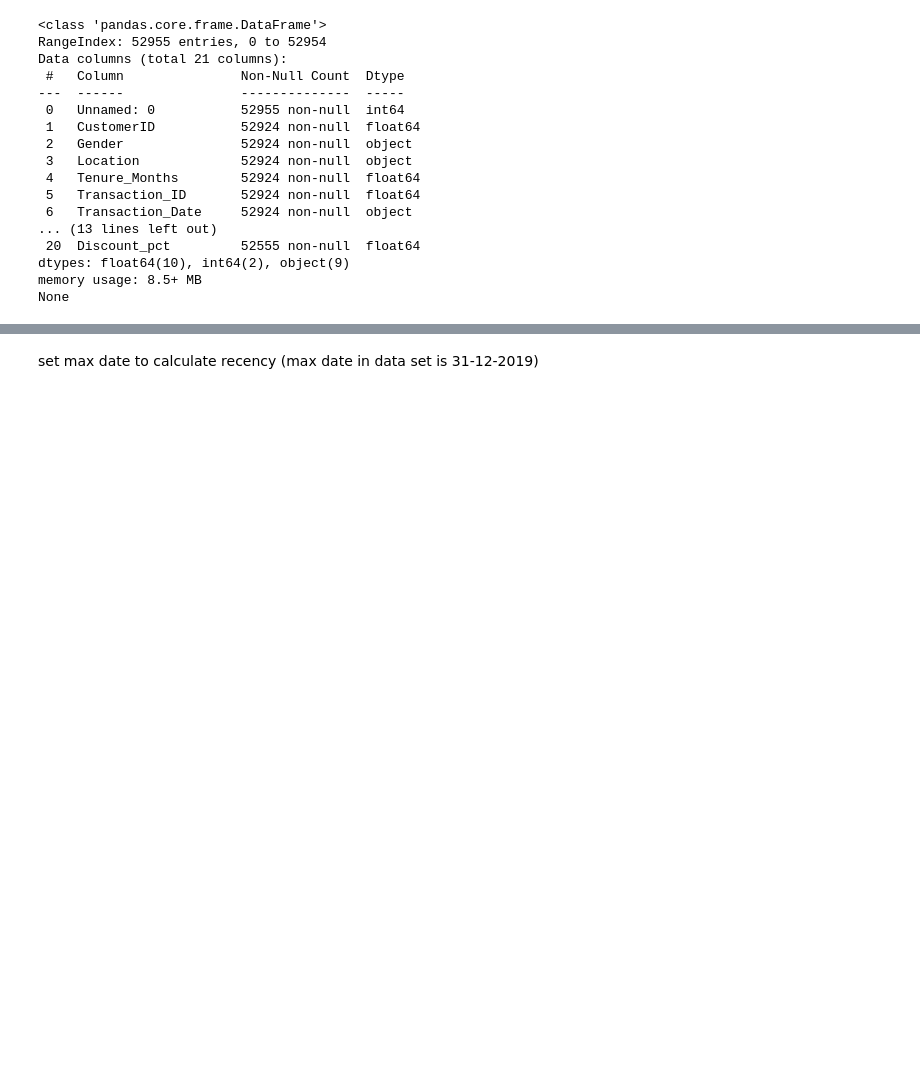
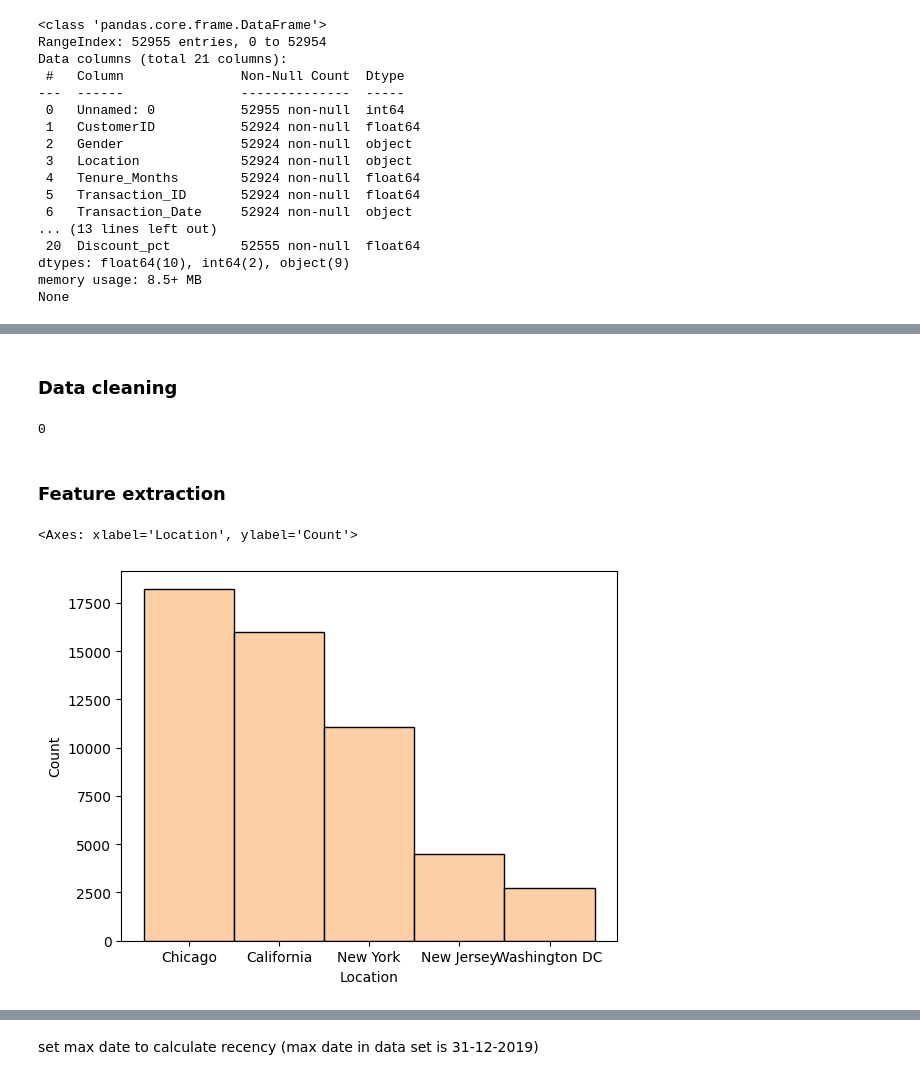
Before and after one commit to tokaM107/Customer-segmentation-and-visualization-using-RFM, a Jupyter notebook: p.ipynb, the cells around one changed output, grey strips where cells are left out. Drawn from its saved outputs; the diff is of its cells as text; code cells hidden in the pictures; blank space fills up the shorter version.

```diff
--- a/p.ipynb
+++ b/p.ipynb
@@ -73,4 +55,0 @@ data cleaning
-# %%
-df = df[["CustomerID","Transaction_ID","Transaction_Date", "Quantity", "Avg_Price"]]
-data= df.dropna()
-data= data.drop_duplicates()
@@ -96,0 +76,11 @@ data['TotalPrice'] = data['Quantity'] * data['Avg_Price']
+# %% [markdown]
+### Data cleaning
+# %%
+df.dropna(inplace=True)
+df.drop(['Unnamed: 0'],axis=1,inplace=True)
+# %%
+df.duplicated().sum()
+# %% [output]
+0
+# %% [markdown]
+### Feature extraction
@@ -96,0 +90,7 @@ data['TotalPrice'] = data['Quantity'] * data['Avg_Price']
+# %%
+from matplotlib import cm
+c1=cm.get_cmap('Accent')
+sns.histplot(df['Location'],color=c1(0.3))
+# %% [output]
+<Axes: xlabel='Location', ylabel='Count'>
+[figure, added]
```
Also changed, not shown: parts of 29 cells of this notebook, 1 other file.
